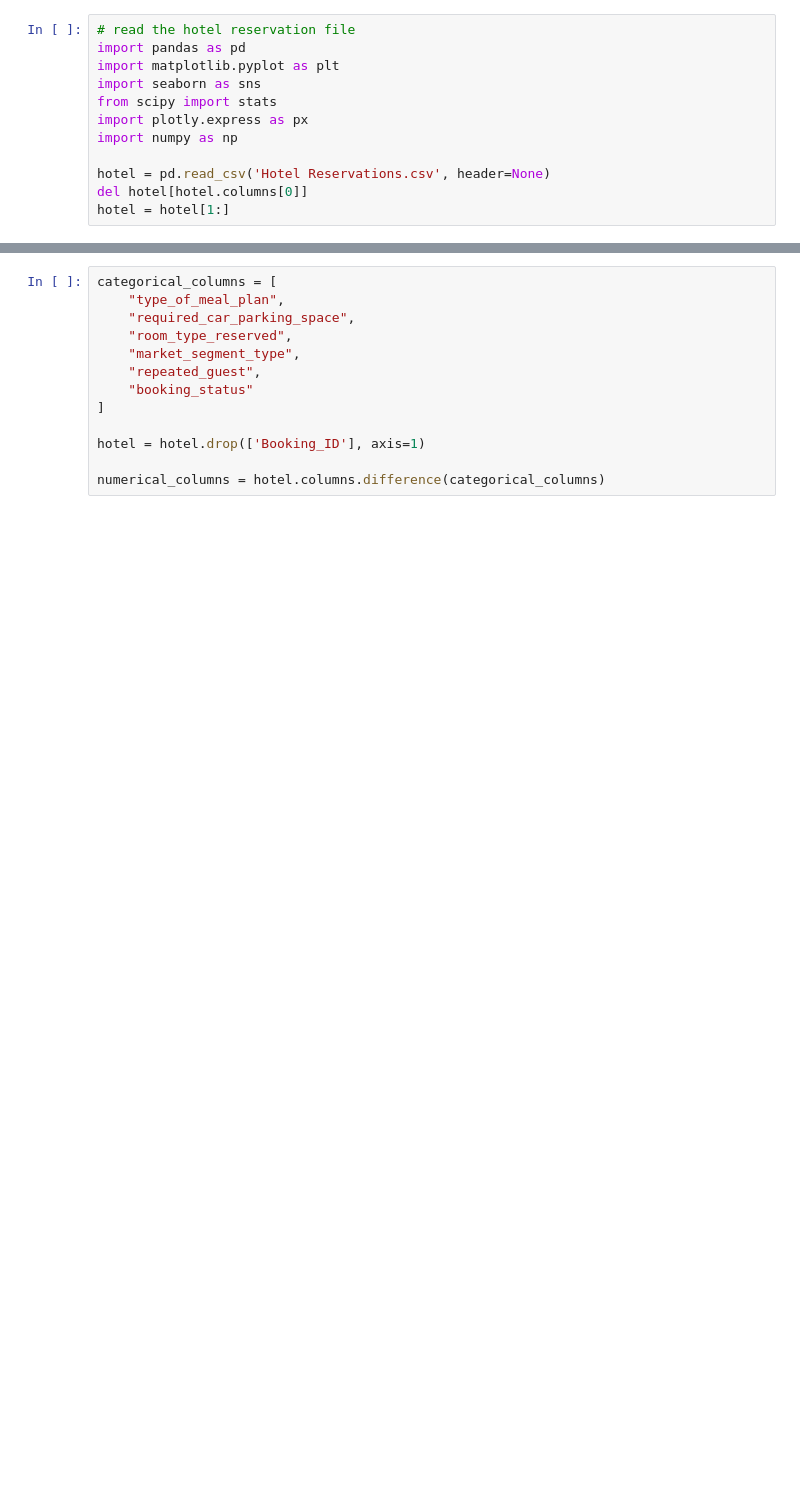
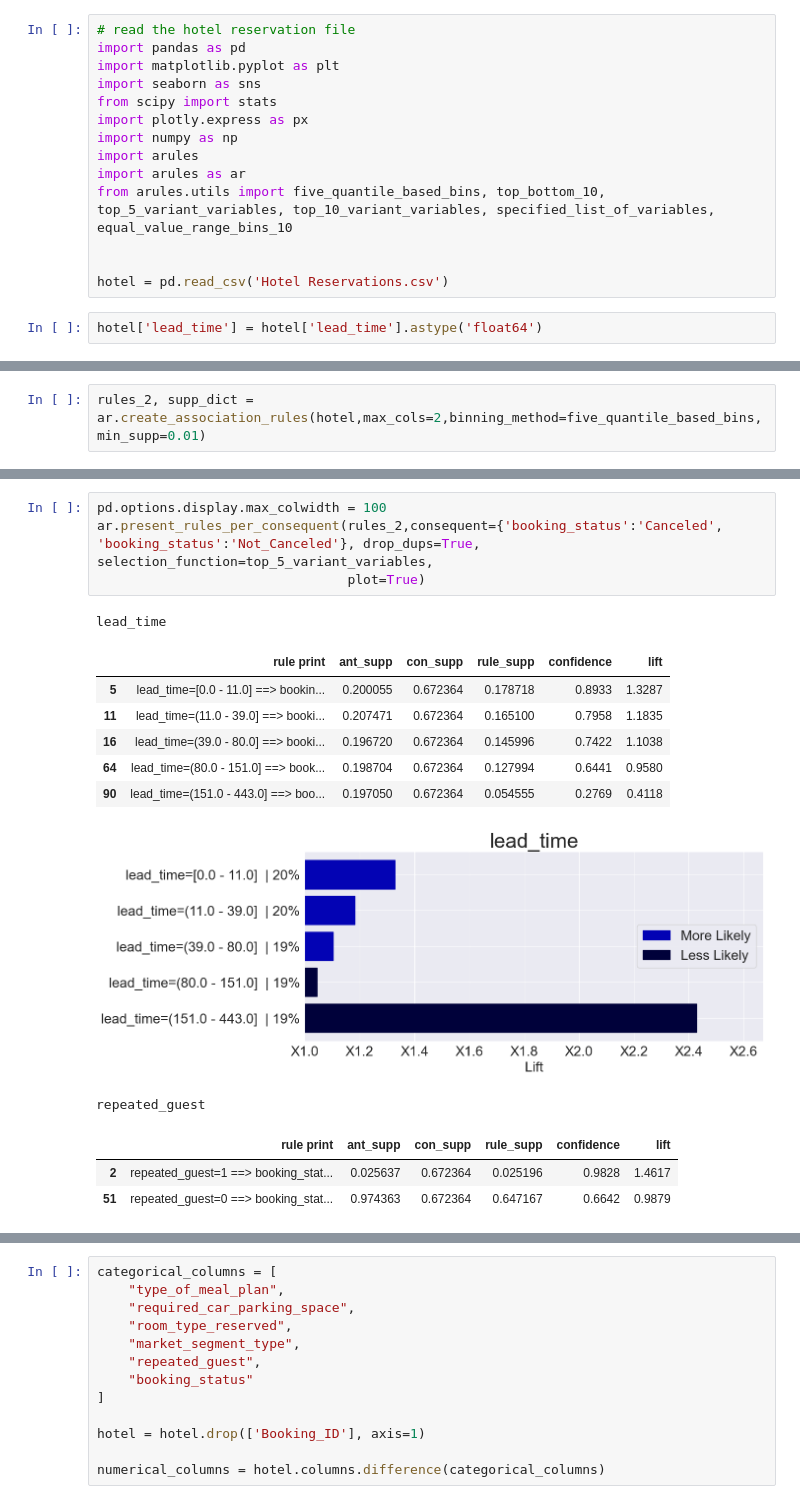
Before and after one commit to Ca3zsar/DM-Tasks, a Jupyter notebook: DM_Task2.ipynb, the cells around one changed output, grey strips where cells are left out. Cells and saved outputs as stored; diff of their text form; blank space fills up the shorter version.

Commit message:
Implemented rules with arules

```diff
--- a/DM_Task2.ipynb
+++ b/DM_Task2.ipynb
@@ -6,7 +6,11 @@ import seaborn as sns
 from scipy import stats
 import plotly.express as px
 import numpy as np
+import arules
+import arules as ar
+from arules.utils import five_quantile_based_bins, top_bottom_10, top_5_variant_variables, top_10_variant_variables, specified_list_of_variables, equal_value_range_bins_10
 
-hotel = pd.read_csv('Hotel Reservations.csv', header=None)
-del hotel[hotel.columns[0]]
-hotel = hotel[1:]
+
+hotel = pd.read_csv('Hotel Reservations.csv')
+# %%
+hotel['lead_time'] = hotel['lead_time'].astype('float64')
@@ -12,0 +24,2 @@ hotel = hotel[1:]
+# %%
+rules_2, supp_dict = ar.create_association_rules(hotel,max_cols=2,binning_method=five_quantile_based_bins, min_supp=0.01)
@@ -12,0 +50,17 @@ hotel = hotel[1:]
+# %%
+pd.options.display.max_colwidth = 100
+ar.present_rules_per_consequent(rules_2,consequent={'booking_status':'Canceled', 'booking_status':'Not_Canceled'}, drop_dups=True, selection_function=top_5_variant_variables,
+                                plot=True)
+# %% [output]
+lead_time
+|  | rule print | ant_supp | con_supp | rule_supp | confidence | lift |
+| 5 | lead_time=[0.0 - 11.0] ==> bookin... | 0.200055 | 0.672364 | 0.178718 | 0.8933 | 1.3287 |
+| 11 | lead_time=(11.0 - 39.0] ==> booki... | 0.207471 | 0.672364 | 0.165100 | 0.7958 | 1.1835 |
+| 16 | lead_time=(39.0 - 80.0] ==> booki... | 0.196720 | 0.672364 | 0.145996 | 0.7422 | 1.1038 |
+| 64 | lead_time=(80.0 - 151.0] ==> book... | 0.198704 | 0.672364 | 0.127994 | 0.6441 | 0.9580 |
+| 90 | lead_time=(151.0 - 443.0] ==> boo... | 0.197050 | 0.672364 | 0.054555 | 0.2769 | 0.4118 |
+[figure, added]
+repeated_guest
+|  | rule print | ant_supp | con_supp | rule_supp | confidence | lift |
+| 2 | repeated_guest=1 ==> booking_stat... | 0.025637 | 0.672364 | 0.025196 | 0.9828 | 1.4617 |
+| 51 | repeated_guest=0 ==> booking_stat... | 0.974363 | 0.672364 | 0.647167 | 0.6642 | 0.9879 |
```
Also changed, not shown: parts of 13 cells of this notebook.
